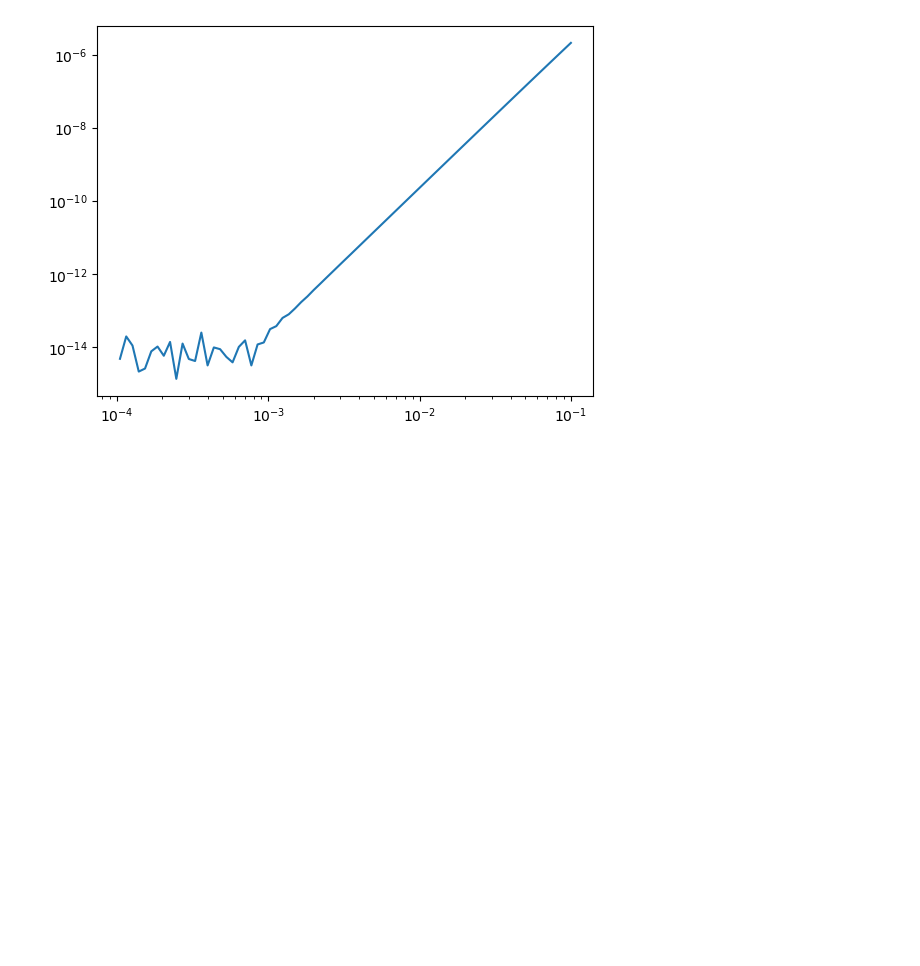
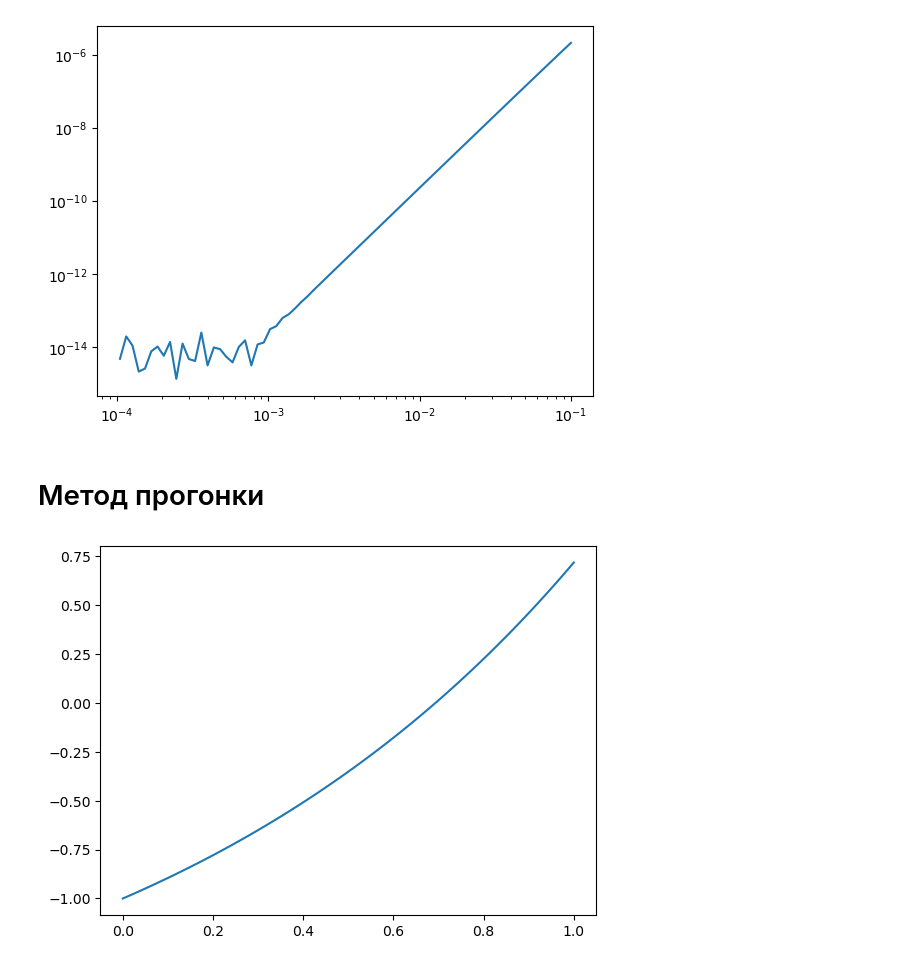
Before and after one commit to KozyrevIN/Computational_math, a Jupyter notebook: Lab_1/plotter.ipynb, the cells around one changed output. Saved outputs shown, nothing was run; the diff lists cells and outputs as text; code cells hidden in the pictures; blank space fills up the shorter version.

Commit message:
finished thomas method

```diff
--- a/Lab_1/plotter.ipynb
+++ b/Lab_1/plotter.ipynb
@@ -33,3 +33,11 @@ plt.loglog(res['h'], res["error"])
 plt.show()
 # %% [output]
 [figure]
+# %% [markdown]
+# Метод прогонки
+# %%
+res = pd.read_csv('out/thomas.csv')
+plt.plot(res['x'], res['y'])
+plt.show()
+# %% [output]
+[figure, added]
```
Also changed, not shown: 3 other files.
